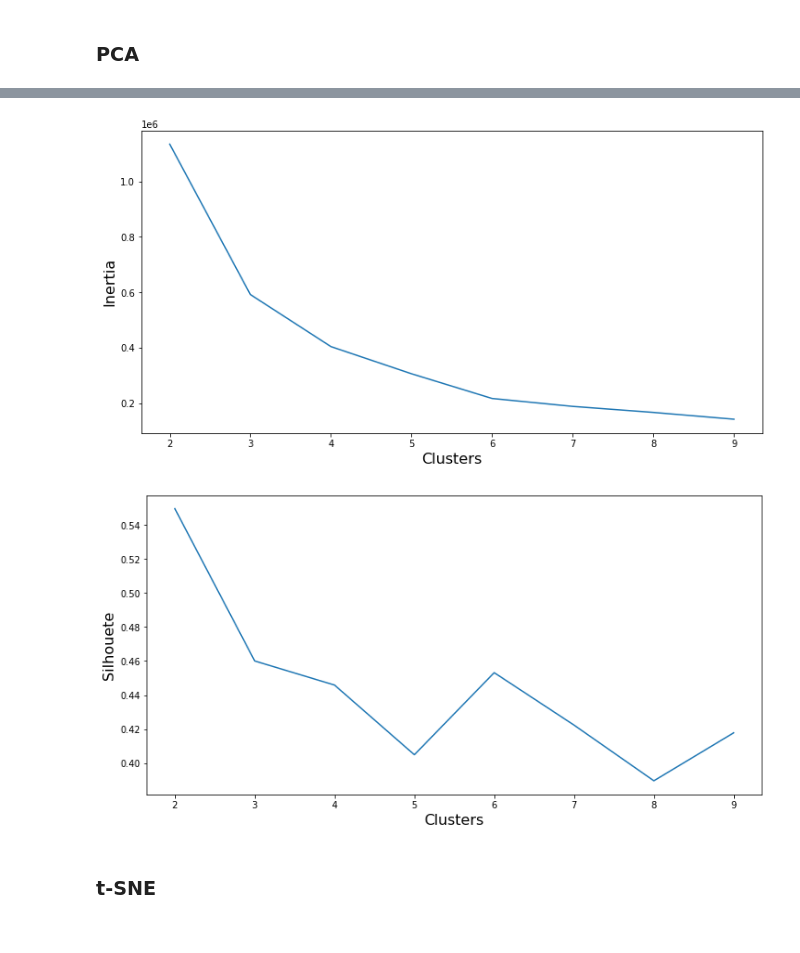
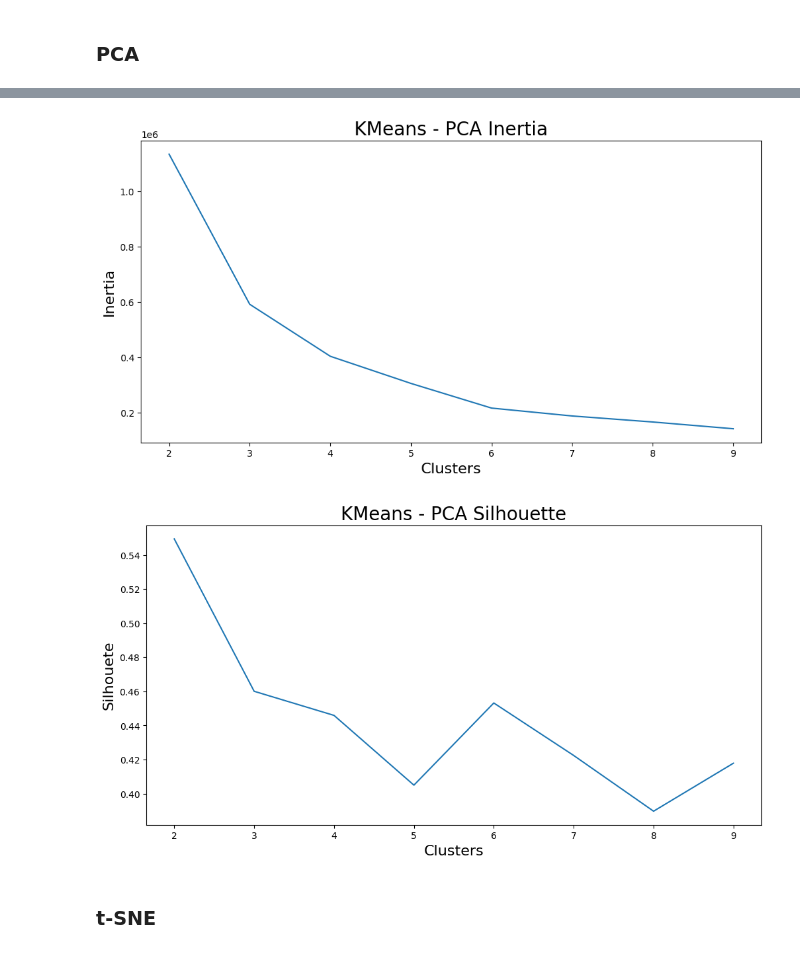
Before and after one commit to MATF-istrazivanje-podataka-1/2023_Data_Mining_Breast_cancer_Dataset, a Jupyter notebook: models/clustering/KMeans.ipynb, the cells around one changed output, grey strips where cells are left out. Saved outputs shown, nothing was run; the diff lists cells and outputs as text; code cells hidden in the pictures.

```diff
--- a/models/clustering/KMeans.ipynb
+++ b/models/clustering/KMeans.ipynb
@@ -35,8 +35,8 @@ y = df_norm.type
 # %%
 PCA_COMPONENTS = 2
 
-def transform_to_PCA(X, y):
-    pca = PCA(n_components=PCA_COMPONENTS)
+def transform_to_PCA(X, y, pca_components=PCA_COMPONENTS):
+    pca = PCA(n_components=pca_components)
     pca.fit(X)
     X_pca = pca.transform(X)
     y_pca = y.copy()
@@ -70,7 +70,7 @@ def kmeans(X, ax, n_clusters=2):
 # %% [markdown]
 ### PCA
 # %%
-fig, axs = plt.subplots(4, 2, figsize=(12, 25))
+fig, axs = plt.subplots(4, 2, figsize=(12, 25), dpi=300)
 plt.suptitle('KMeans - PCA', fontsize=20, y=0.91)
 
 kmeans_info = []
@@ -85,5 +85,11 @@ for n_clusters in range(2, 10):
         'silhouette': silhouette
     })
 
+# Save figure
+if not os.path.exists('../../figures/KMeans'):
+    os.mkdir('../../figures/KMeans')
+
+plt.savefig(f'../../figures/KMeans/KMeans - PCA.png')
+
 plt.show()
 # %% [output]
@@ -99,23 +105,39 @@ n_clusters=9, inertia=141803.81646868866, silhouette=0.41786519166188696
 # %%
 # plot inertia
 
-plt.figure(figsize=(12, 6))
+plt.figure(figsize=(12, 6), dpi=100)
+plt.title('KMeans - PCA Inertia', fontsize=20)
 plt.xlabel('Clusters', fontsize=16)
 plt.ylabel('Inertia', fontsize=16)
 plt.plot([x['n_clusters'] for x in kmeans_info], [x['inertia'] for x in kmeans_info])
+
+# Save figure
+if not os.path.exists('../../figures/KMeans'):
+    os.mkdir('../../figures/KMeans')
+
+plt.savefig(f'../../figures/KMeans/KMeans - PCA inertia.png')
+
 plt.show()
 # %% [output]
-[figure, old version]
+[figure, new version]
 # %%
 # plot silhouette
 
-plt.figure(figsize=(12, 6))
+plt.figure(figsize=(12, 6), dpi=100)
+plt.title('KMeans - PCA Silhouette', fontsize=20)
 plt.xlabel('Clusters', fontsize=16)
 plt.ylabel('Silhouete', fontsize=16)
 plt.plot([x['n_clusters'] for x in kmeans_info], [x['silhouette'] for x in kmeans_info])
+
+# Save figure
+if not os.path.exists('../../figures/KMeans'):
+    os.mkdir('../../figures/KMeans')
+
+plt.savefig(f'../../figures/KMeans/KMeans - PCA silhouette.png')
+
 plt.show()
 # %% [output]
-[figure, old version]
+[figure, new version]
 # %% [markdown]
 ### t-SNE
 # %%
```
Also changed, not shown: parts of 8 cells of this notebook, 11 other files.
